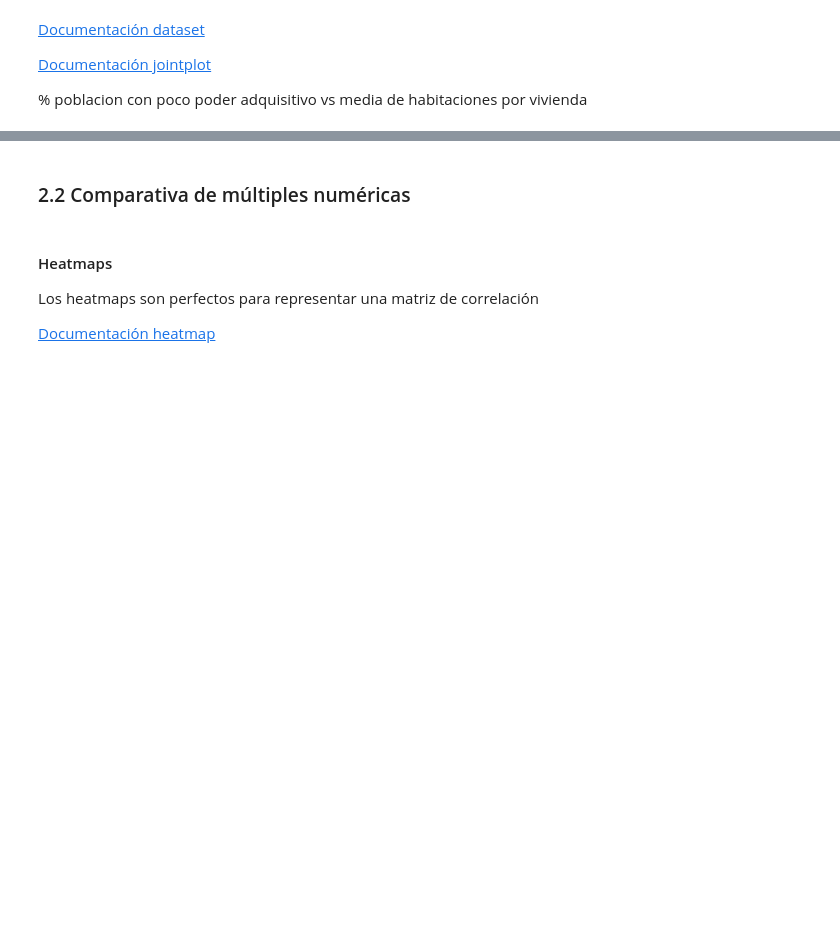
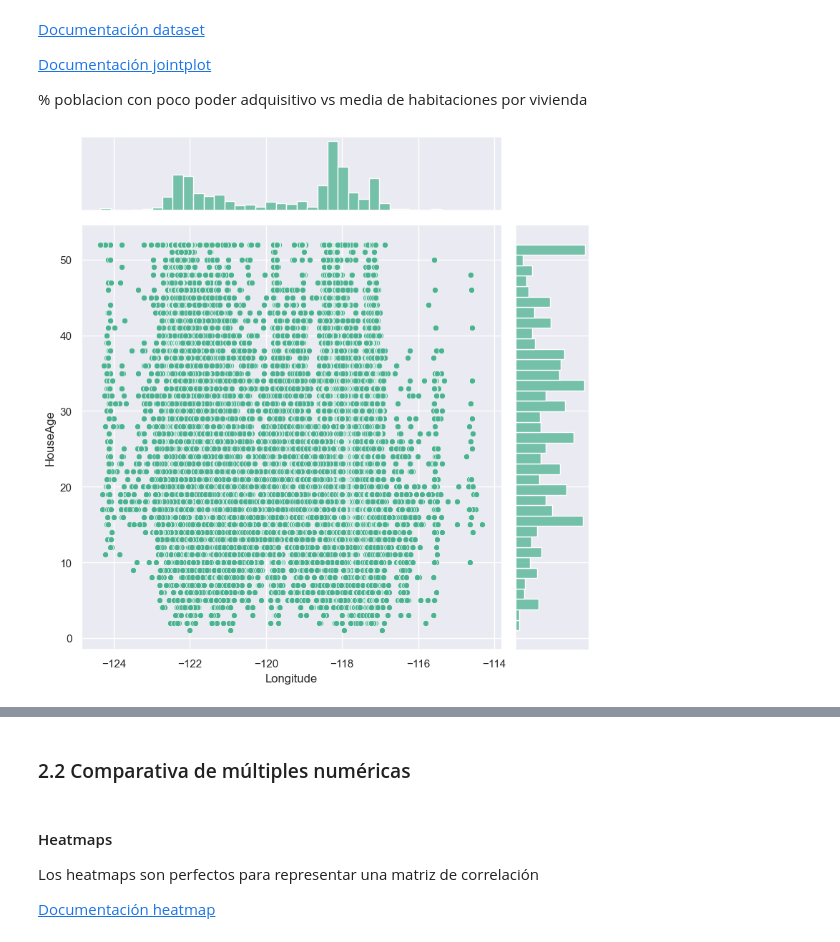
Before and after one commit to josemanuelgonzalezfornell/Data_Analyst, a Jupyter notebook: 4-Visualización/2-Seaborn/Teoria/EDA_Seaborn.ipynb, the cells around one changed output, grey strips where cells are left out. Drawn from its saved outputs; the diff is of its cells as text; code cells hidden in the pictures; blank space fills up the shorter version.

```diff
--- a/4-Visualización/2-Seaborn/Teoria/EDA_Seaborn.ipynb
+++ b/4-Visualización/2-Seaborn/Teoria/EDA_Seaborn.ipynb
@@ -449,3 +428,10 @@ sns.scatterplot(x=iris_df['sepal length (cm)'],
 [Documentación jointplot](https://seaborn.pydata.org/generated/seaborn.jointplot.html)
 
 % poblacion con poco poder adquisitivo vs media de habitaciones por vivienda
+# %%
+sns.jointplot(x=boston_df['Longitude'],
+              y=boston_df['HouseAge'],
+              color="#4CB391",
+             height = 8); #mezcla de scaterplot e histograma
+# %% [output]
+[figure, added]
```
Also changed, not shown: parts of 23 cells of this notebook.
